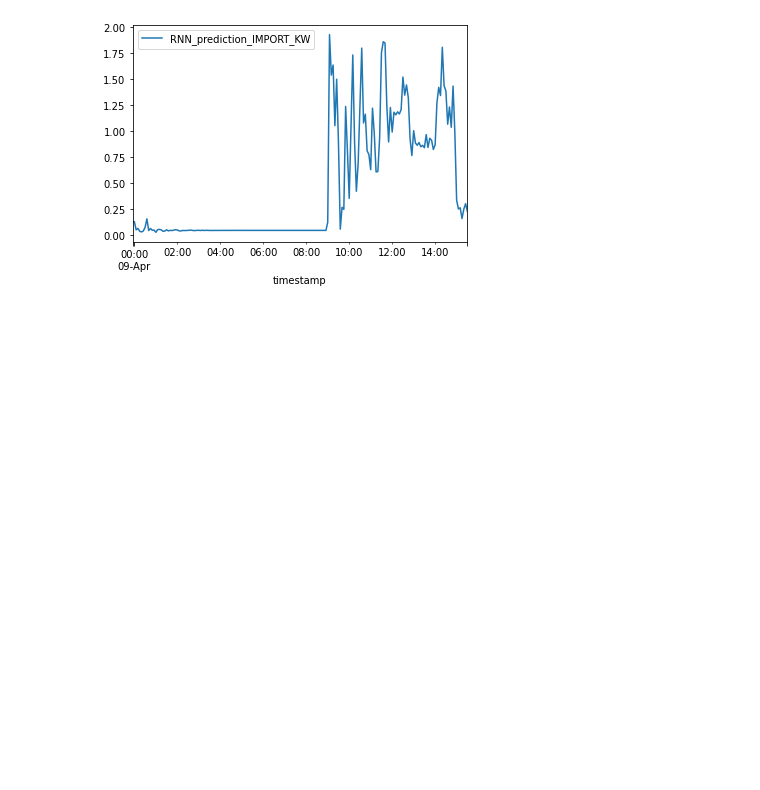
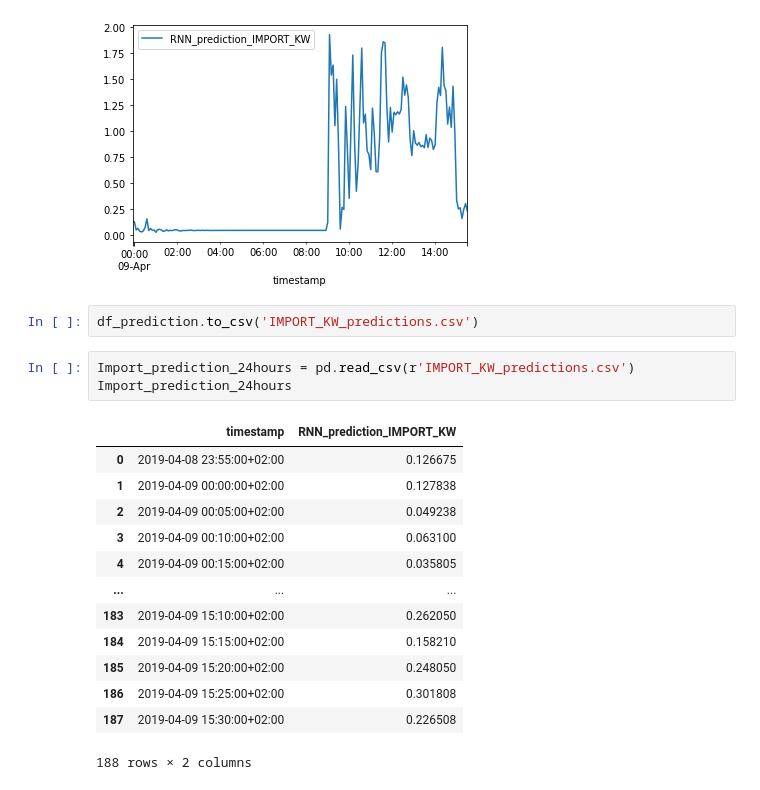
Before and after one commit to LaurensKrook/RenAIssance, a Jupyter notebook: Final/Final Import.ipynb, the cells around one changed output. Cells and saved outputs as stored; diff of their text form; blank space fills up the shorter version.

```diff
--- a/Final/Final Import.ipynb
+++ b/Final/Final Import.ipynb
@@ -189,3 +189,22 @@ df_prediction.plot()
 # %% [output]
 <AxesSubplot:xlabel='timestamp'>
 [figure]
+# %%
+df_prediction.to_csv('IMPORT_KW_predictions.csv')
+# %%
+Import_prediction_24hours = pd.read_csv(r'IMPORT_KW_predictions.csv')
+Import_prediction_24hours
+# %% [output]
+|  | timestamp | RNN_prediction_IMPORT_KW |
+| 0 | 2019-04-08 23:55:00+02:00 | 0.126675 |
+| 1 | 2019-04-09 00:00:00+02:00 | 0.127838 |
+| 2 | 2019-04-09 00:05:00+02:00 | 0.049238 |
+| 3 | 2019-04-09 00:10:00+02:00 | 0.063100 |
+| 4 | 2019-04-09 00:15:00+02:00 | 0.035805 |
+| ... | ... | ... |
+| 183 | 2019-04-09 15:10:00+02:00 | 0.262050 |
+| 184 | 2019-04-09 15:15:00+02:00 | 0.158210 |
+| 185 | 2019-04-09 15:20:00+02:00 | 0.248050 |
+| 186 | 2019-04-09 15:25:00+02:00 | 0.301808 |
+| 187 | 2019-04-09 15:30:00+02:00 | 0.226508 |
+188 rows × 2 columns
```
Also changed, not shown: 1 other file.
